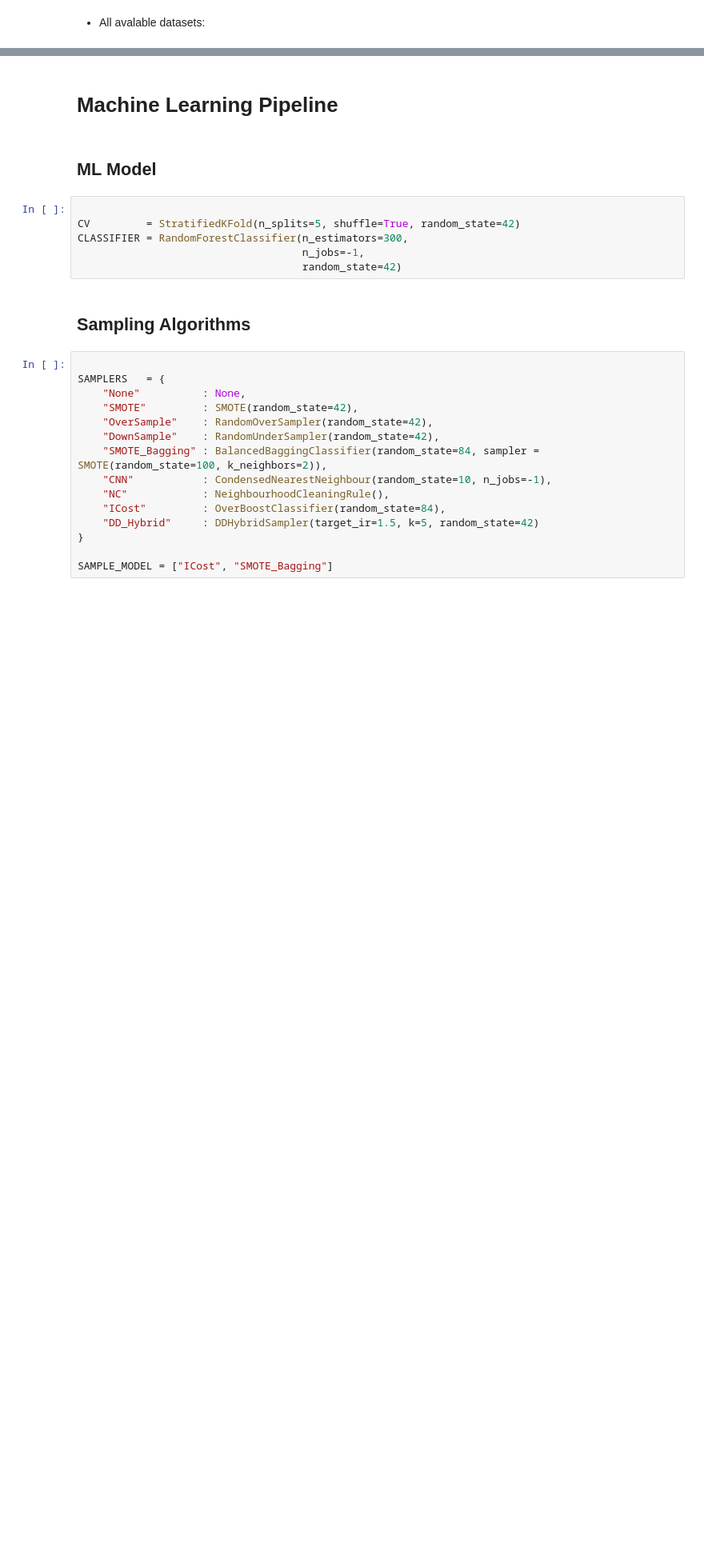
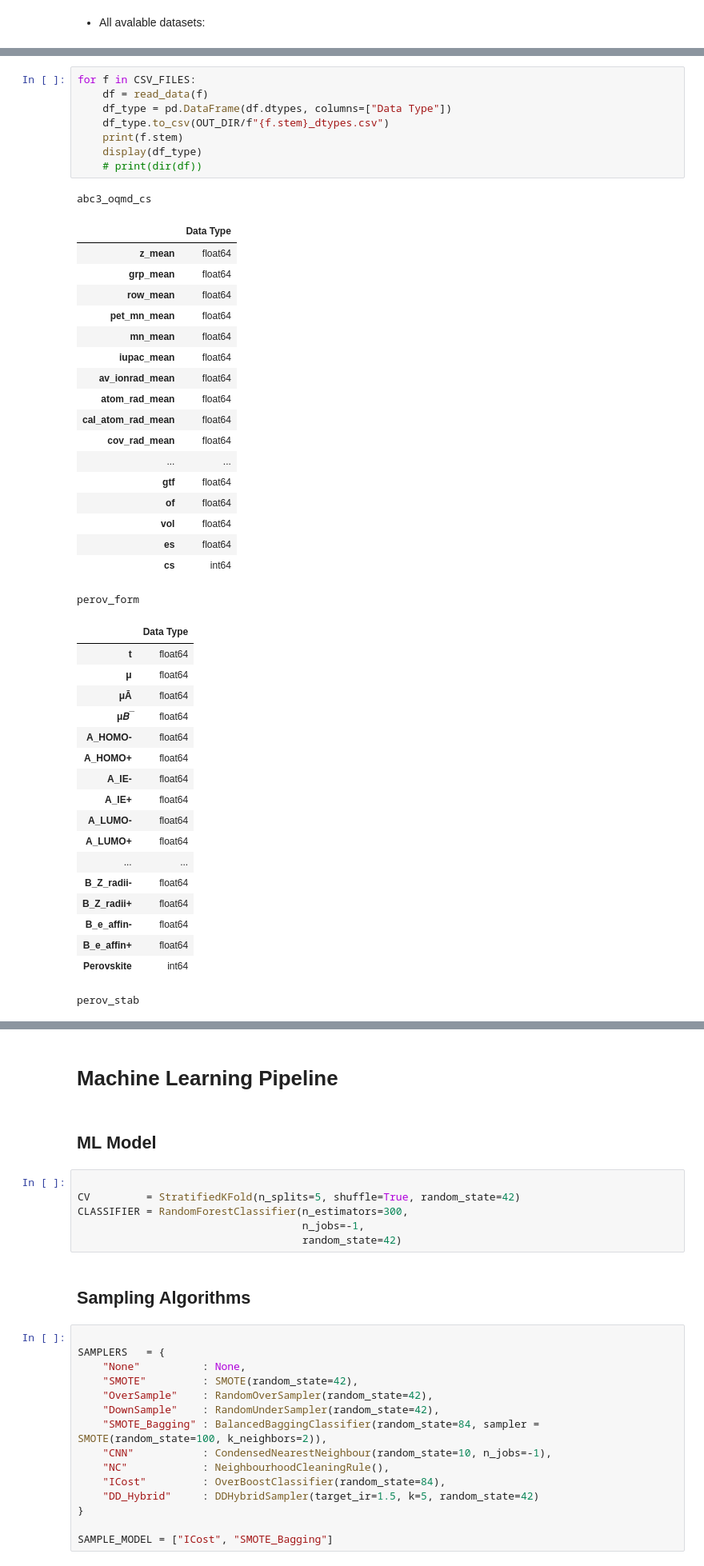
Before and after one commit to omarfarukof/Perovskite-ML-papers, a Jupyter notebook: A_Multi_class_Dataset_Comparison/A_Classification_Comparison.ipynb, the cells around one changed output, grey strips where cells are left out. Shown at 80% size. Saved outputs shown, nothing was run; the diff lists cells and outputs as text; blank space fills up the shorter version.

```diff
--- a/A_Multi_class_Dataset_Comparison/A_Classification_Comparison.ipynb
+++ b/A_Multi_class_Dataset_Comparison/A_Classification_Comparison.ipynb
@@ -73,0 +61,46 @@ for i, f in enumerate(CSV_FILES):
+# %%
+for f in CSV_FILES:
+    df = read_data(f)
+    df_type = pd.DataFrame(df.dtypes, columns=["Data Type"])
+    df_type.to_csv(OUT_DIR/f"{f.stem}_dtypes.csv")
+    print(f.stem)
+    display(df_type)
+    # print(dir(df))
+# %% [output]
+abc3_oqmd_cs
+|  | Data Type |
+| z_mean | float64 |
+| grp_mean | float64 |
+| row_mean | float64 |
+| pet_mn_mean | float64 |
+| mn_mean | float64 |
+| iupac_mean | float64 |
+| av_ionrad_mean | float64 |
+| atom_rad_mean | float64 |
+| cal_atom_rad_mean | float64 |
+| cov_rad_mean | float64 |
+| ... | ... |
+| gtf | float64 |
+| of | float64 |
+| vol | float64 |
+| es | float64 |
+| cs | int64 |
+perov_form
+|  | Data Type |
+| t | float64 |
+| μ | float64 |
+| μĀ | float64 |
+| μ𝐵 ̅ | float64 |
+| A_HOMO- | float64 |
+| A_HOMO+ | float64 |
+| A_IE- | float64 |
+| A_IE+ | float64 |
+| A_LUMO- | float64 |
+| A_LUMO+ | float64 |
+| ... | ... |
+| B_Z_radii- | float64 |
+| B_Z_radii+ | float64 |
+| B_e_affin- | float64 |
+| B_e_affin+ | float64 |
+| Perovskite | int64 |
+perov_stab
```
Also changed, not shown: parts of 15 cells of this notebook, 9 other files.
